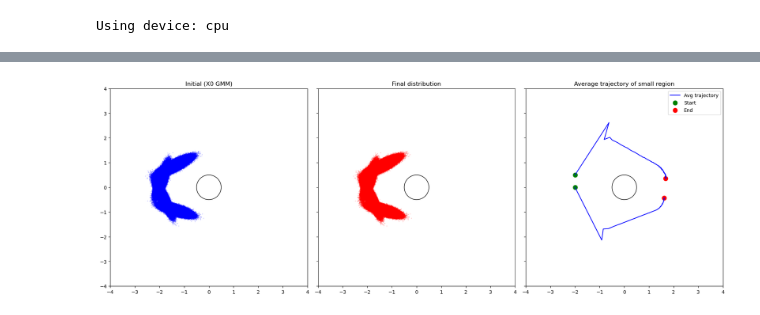
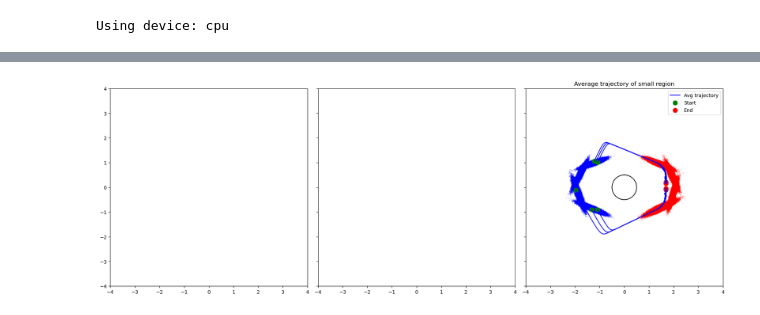
Before and after one commit to KlaasWillems/MLSPointSetRegistration, a Jupyter notebook: python/simulations/PSRAcrossCylinder/PSRAcrossCylinder.ipynb, the cells around one changed output, grey strips where cells are left out. Drawn from its saved outputs; the diff is of its cells as text; code cells hidden in the pictures.

Commit message:
Equivalant python/matlab simulations

```diff
--- a/python/simulations/PSRAcrossCylinder/PSRAcrossCylinder.ipynb
+++ b/python/simulations/PSRAcrossCylinder/PSRAcrossCylinder.ipynb
@@ -72,3 +21,26 @@ det_T = torch.det(covariances_Xinf.cpu()).to(device)
+# %%
+x0 = [-1.077584687836405, -1.143662028308047, -1.970947232641746, -1.095393482824536,-1.324569745777624, -1.224993591727765]
+y0 = [1.013873219540146, 1.063292040954886, -0.118626742471576, -0.901418656399284, -0.908996126946099, 1.059285353948204]
+small_region_centers = torch.tensor(list(zip(x0, y0)), device=device)
+# %%
+# ─── GMM for X0 (initial distribution) ─────────────────────────
+weightsX0, mu_X0, covariances_X0 = loadMATLABGMM("/home/klaas/Documents/codes/MLSPointSetRegistration/matlab/simulations/PSRAcrossCylinder/DistributionData.mat", "gmm0Struct", device)
+
+# ─── GMM for Xinf (final/target distribution) ──────────────────
+weightsXinf, mu_Xinf, covariances_Xinf = loadMATLABGMM("/home/klaas/Documents/codes/MLSPointSetRegistration/matlab/simulations/PSRAcrossCylinder/DistributionData.mat", "gmmInfStruct", device)
+
+# ─── Precompute Cholesky (on CPU → move to device) ─────────────
+scale_tril_0 = torch.linalg.cholesky(covariances_X0.cpu())
+scale_tril_0 = scale_tril_0.to(device)
+
+scale_tril_T = torch.linalg.cholesky(covariances_Xinf.cpu())
+scale_tril_T = scale_tril_T.to(device)
+
+# Precompute inverses of final covariances
+inv_covariances_T = torch.linalg.inv(covariances_Xinf)
+
+# Precompute determinants of final covariances (on CPU → move)
+det_T = torch.det(covariances_Xinf.cpu()).to(device)
 # %%
 # ─── Initialize particles from initial GMM ─────────────────────
 positions = sample_gmm_efficient(weightsX0, mu_X0, covariances_X0, num_particles)
@@ -80,7 +52,7 @@ if inside.any():
     positions[inside] = R * positions[inside] / norms[inside].unsqueeze(1)
 
 # Select particles in the small region
-centers = small_region_centers.size(1)
+centers = small_region_centers.size(0)
 masks = torch.empty((num_particles, centers), dtype=torch.bool, device=device)
 for center in range(centers):
     distances = torch.norm(positions - small_region_centers[center, :], dim=1)
@@ -111,32 +102,33 @@ t = 0.7500  |  Max drift: 137.3210  |  Mean drift: 19.2273
 # %%
 # ─── Plotting ──────────────────────────────────────────────────
 fig, axes = plt.subplots(1, 3, figsize=(18, 6), sharex=True, sharey=True)
 
 for ax in axes:
     ax.set_aspect('equal', adjustable='box')
     ax.set_xlim(-4., 4.)
     ax.set_ylim(-4., 4.)
 
 # Initial
-axes[0].scatter(initial_positions[:,0], initial_positions[:,1], s=0.1, alpha=0.5, color='blue')
-axes[0].set_title('Initial (X0 GMM)')
-axes[0].add_patch(plt.Circle((0,0), R, color='black', fill=False))
+axes[2].scatter(initial_positions[:,0], initial_positions[:,1], s=0.1, alpha=0.5, color='blue')
+axes[2].set_title('Initial (X0 GMM)')
+axes[2].add_patch(plt.Circle((0,0), R, color='black', fill=False))
 
 # Final
-axes[1].scatter(final_positions[:,0], final_positions[:,1], s=0.1, alpha=0.5, color='red')
-axes[1].set_title('Final distribution')
-axes[1].add_patch(plt.Circle((0,0), R, color='black', fill=False))
+axes[2].scatter(final_positions[:,0], final_positions[:,1], s=0.1, alpha=0.5, color='red')
+axes[2].set_title('Final distribution')
+axes[2].add_patch(plt.Circle((0,0), R, color='black', fill=False))
 
 # Trajectory
 for center in range(centers):
     axes[2].plot(big_tensor[:, center, 0], big_tensor[:, center, 1], 'b-', lw=1.5, label='Avg trajectory' if center == 0 else None)
     axes[2].scatter(big_tensor[0, center, 0], big_tensor[0, center, 1], color='green', s=80, label='Start'  if center == 0 else None)
     axes[2].scatter(big_tensor[-1, center, 0], big_tensor[-1, center, 1], color='red', s=80, label='End'  if center == 0 else None)
 axes[2].add_patch(plt.Circle((0,0), R, color='black', fill=False))
 axes[2].set_title('Average trajectory of small region')
 axes[2].legend()
 
+plt.savefig("PSRStochasticMethod.pdf")
 plt.tight_layout()
 plt.show()
 # %% [output]
-[figure, old version]
+[figure, new version]
```
Also changed, not shown: parts of 6 cells of this notebook, 7 other files.
